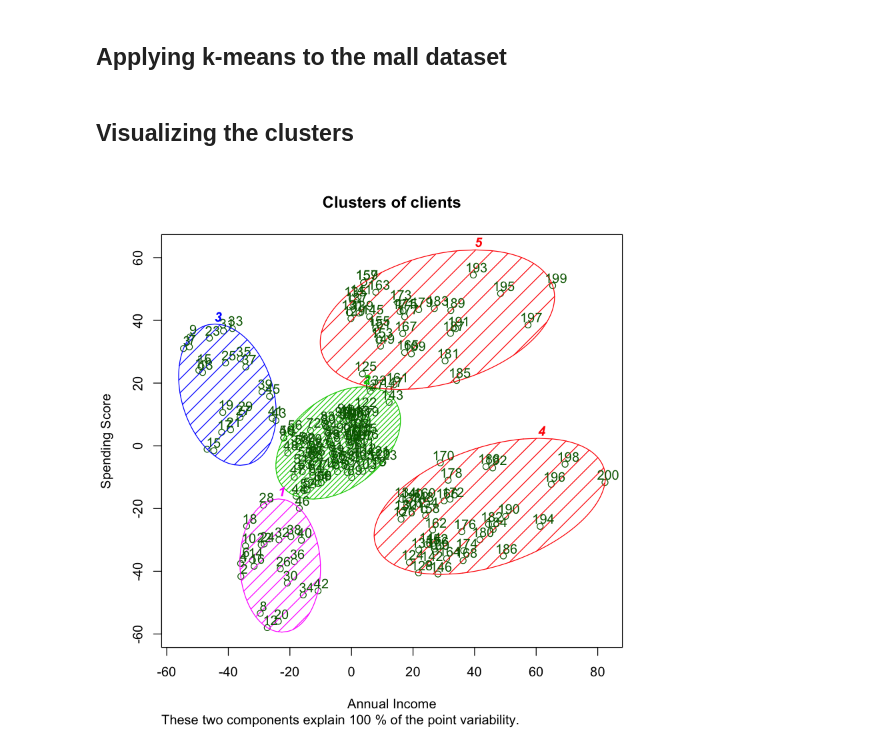
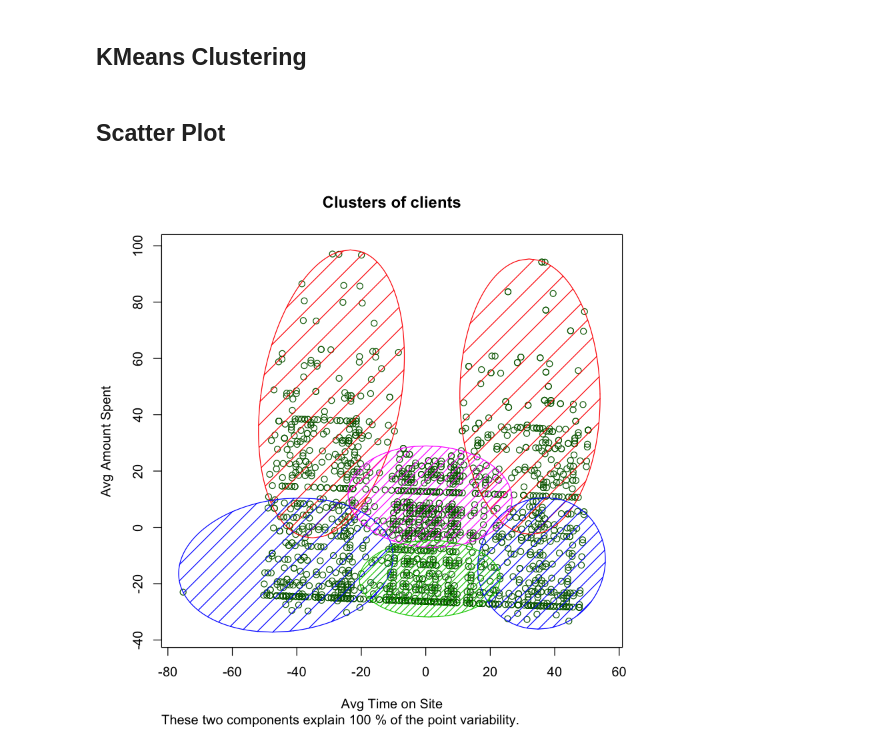
Before and after one commit to goetzrobin/r_versus_python, a Jupyter notebook: jupyter/jupyter_notebooks/KMeans/R.ipynb, the cells around one changed output. Cells and saved outputs as stored; diff of their text form; code cells hidden in the pictures.

```diff
--- a/jupyter/jupyter_notebooks/KMeans/R.ipynb
+++ b/jupyter/jupyter_notebooks/KMeans/R.ipynb
@@ -7,3 +5,3 @@ library(cluster)
 # %%
-dataset <- read.csv("Mall_Customers.csv")
+dataset <- read.csv("CustomerData.csv")
 X <- dataset[4:5]
@@ -19,21 +17,22 @@ plot(1:10, wcss, type = "b", main = paste('Cluster of clients'), xlab = "Number
-# %% [markdown]
-## Applying k-means to the mall dataset
+# %% [markdown]
+## KMeans Clustering
 # %%
 set.seed(29)
-kmeans <-kmeans(X, 5, iter.max = 300, nstart = 10)
+kmeans <-kmeans(X, 6, iter.max = 300, nstart = 10)
-# %% [markdown]
-## Visualizing the clusters
+# %% [markdown]
+## Scatter Plot
 # %%
+library(cluster)
 clusplot(X,
          kmeans$cluster,
          lines = 0,
          shade = TRUE,
          color = TRUE,
-         labels = 2,
+         labels = 1,
          plotchar = FALSE,
          span = TRUE,
          main = paste ('Clusters of clients'),
-         xlab = "Annual Income",
-         ylab = "Spending Score")
+         xlab = "Avg Time on Site",
+         ylab = "Avg Amount Spent")
 # %% [output]
-[figure, old version]
+[figure, new version]
```
Also changed, not shown: parts of 7 cells of this notebook, 22 other files.
